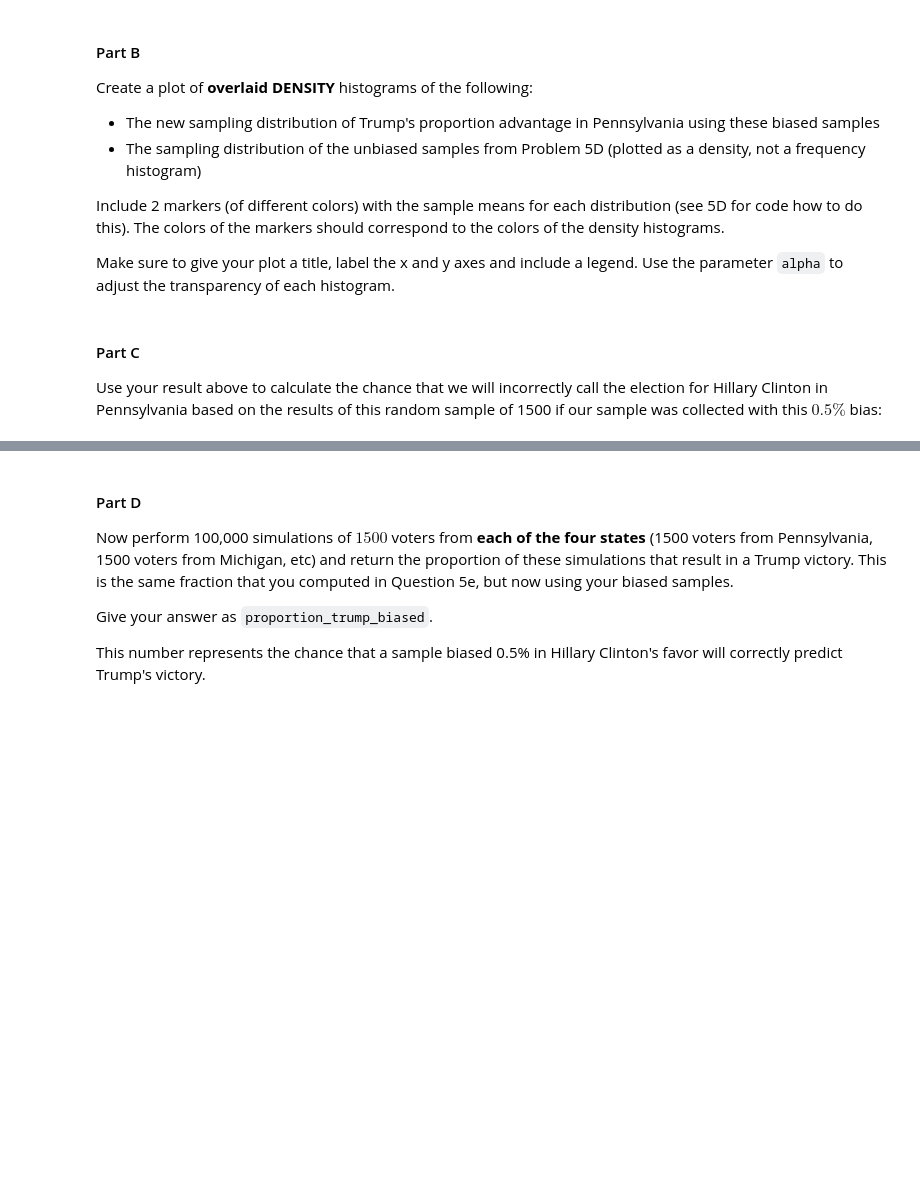
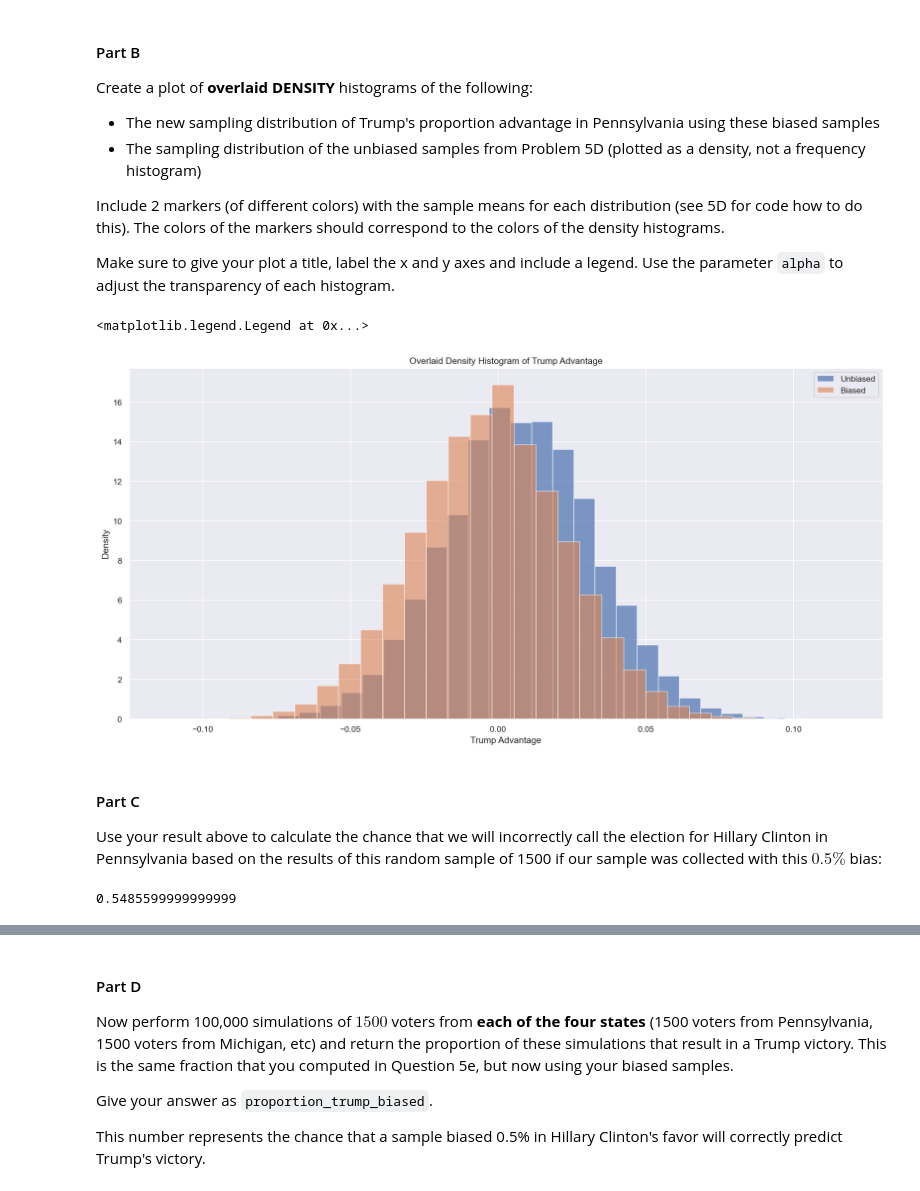
Before and after one commit to abo3abd-y/Data-Science, a Jupyter notebook: Data Science/HW/hw06/hw06.ipynb, the cells around one changed output, grey strips where cells are left out. Cells and saved outputs as stored; diff of their text form; code cells hidden in the pictures; blank space fills up the shorter version.

```diff
--- a/Data Science/HW/hw06/hw06.ipynb
+++ b/Data Science/HW/hw06/hw06.ipynb
@@ -809,8 +848,13 @@ That is, your answer to this problem should be just like your answer from Questi
 # %%
 def draw_biased_state_sample(N, state):
 
-    ...
+    state_list = {"florida" : [0.4852, 0.4832, 1 - 0.4902 - 0.4782], "michigan" : [0.47, 0.4777, 1 - 0.4750 - 0.4727],
+                  "pennsylvania" : [0.4768, 0.4796, 1 - 0.4818 - 0.4746], "wisconsin" : [0.4672, 0.4695, 1 - 0.4722 - 0.4645]\
+                  }
 
-biased_simulations = ...
+
+    return np.random.multinomial(N, state_list[state])
+
+biased_simulations = [trump_advantage(draw_biased_state_sample(1500, "pennsylvania")) for i in range(100000)]
 # %%
 grader.check("q6a")
@@ -828,7 +874,19 @@ Include 2 markers (of different colors) with the sample means for each distribut
 Make sure to give your plot a title, label the x and y axes and include a legend.
 Use the parameter `alpha` to adjust the transparency of each histogram.
 # %%
-...
+
+
+# Plot the overlaid density histograms
+plt.hist(simulations, bins=30,density=True, alpha=0.7, label='Unbiased')
+plt.hist(biased_simulations, bins=30, density=True,  alpha=0.6, label='Biased')
+
+plt.xlabel('Trump Advantage')
+plt.ylabel('Density')
+plt.title('Overlaid Density Histogram of Trump Advantage')
+plt.legend()
+# %% [output]
+<matplotlib.legend.Legend at 0x...>
+[figure, added]
 # %% [markdown]
 <!-- END QUESTION -->
 
@@ -836,7 +894,9 @@ Use the parameter `alpha` to adjust the transparency of each histogram.
 
 Use your result above to calculate the chance that we will incorrectly call the election for Hillary Clinton in Pennsylvania based on the results of this random sample of 1500 if our sample was collected with this $0.5\%$ bias:
 # %%
-prob_penn_1500_biased_incorrect = ...
+prob_penn_1500_biased_incorrect = 1 - np.sum(np.array(biased_simulations) > 0)/100000
 prob_penn_1500_biased_incorrect
+# %% [output]
+0.5485599999999999
 # %%
 grader.check("q6c")
```
Also changed, not shown: parts of 22 cells of this notebook, 1 other file.
